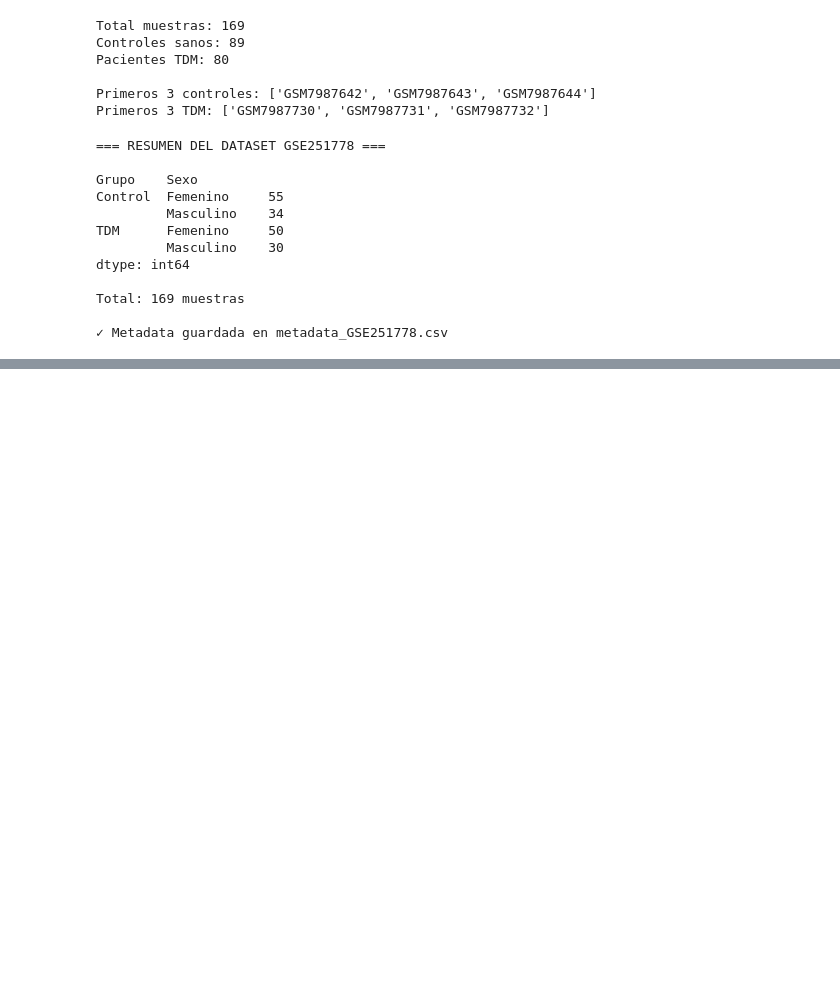
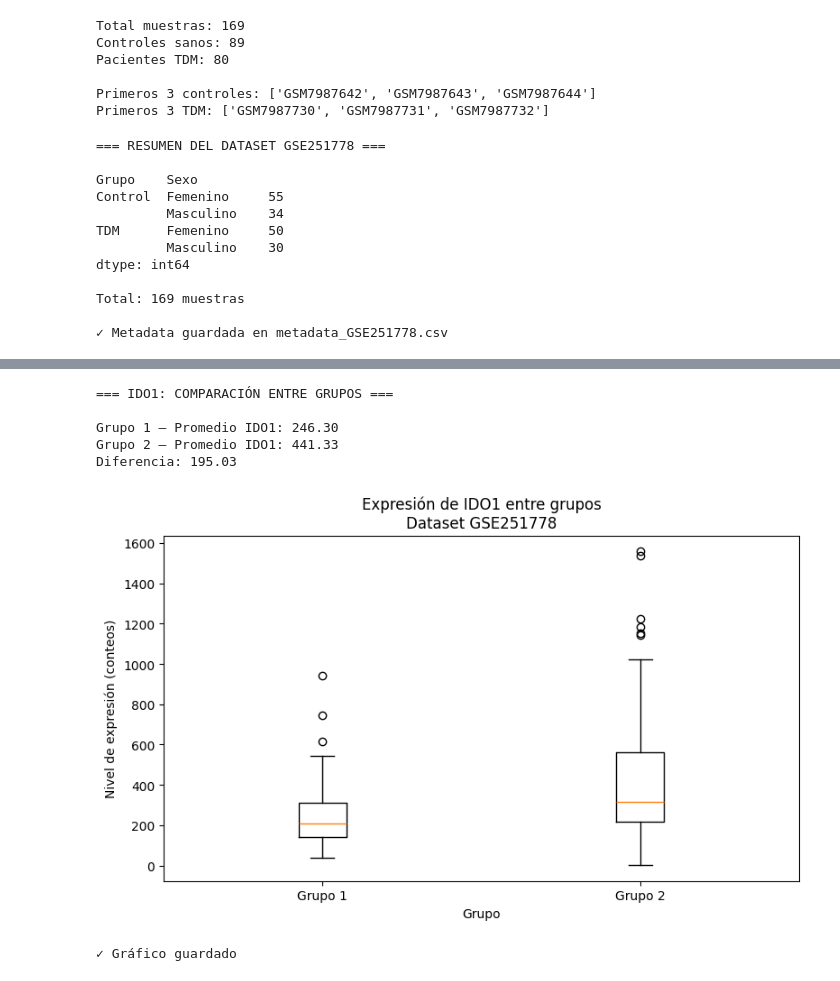
Before and after one commit to denriquezf-art/tesis-microbiota-TDM, a Jupyter notebook: fase1_descarga_datos.ipynb, the cells around one changed output, grey strips where cells are left out. Cells and saved outputs as stored; diff of their text form; code cells hidden in the pictures; blank space fills up the shorter version.

```diff
--- a/fase1_descarga_datos.ipynb
+++ b/fase1_descarga_datos.ipynb
@@ -534,0 +616,16 @@ Total: 169 muestras
+# %%
+import pandas as pd
+
+# Cargar la matriz de expresión génica
+print("Cargando matriz de expresión génica...")
+df_expresion = pd.read_csv(
+    './datos/GSE251778/GSE251778_Mokhtari_rna_counts.csv.gz',
+    compression='gzip',
+    index_col=0
+)
+
+print(f"✓ Matriz cargada")
+print(f"Genes totales: {df_expresion.shape[0]}")
+print(f"Muestras totales: {df_expresion.shape[1]}")
+print(f"\nPrimeros 5 genes:")
+print(df_expresion.head())
@@ -534,0 +697,51 @@ Total: 169 muestras
+# %%
+import matplotlib.pyplot as plt
+import numpy as np
+
+# Extraer valores de IDO1
+ido1_valores = df_expresion[
+    df_expresion['gene_ID'] == 'ENSG00000131203'
+].iloc[:, 1:]
+
+# Identificar columnas de cada grupo
+# Los IDs de muestra tienen el formato: 111_rna, 113_rna, etc.
+muestras_cols = ido1_valores.columns.tolist()
+
+# Separar por grupo usando el metadata que guardamos
+tdm_ids = df_muestras[df_muestras['Grupo'] == 'TDM']['ID_muestra'].tolist()
+ctrl_ids = df_muestras[df_muestras['Grupo'] == 'Control']['ID_muestra'].tolist()
+
+# Obtener valores numéricos de IDO1
+ido1_fila = ido1_valores.values.flatten()
+
+# Calcular promedio por grupo (aproximación con posiciones)
+n_total = len(ido1_fila)
+mitad = n_total // 2
+
+grupo1 = ido1_fila[:mitad]
+grupo2 = ido1_fila[mitad:]
+
+print("=== IDO1: COMPARACIÓN ENTRE GRUPOS ===\n")
+print(f"Grupo 1 — Promedio IDO1: {grupo1.mean():.2f}")
+print(f"Grupo 2 — Promedio IDO1: {grupo2.mean():.2f}")
+print(f"Diferencia: {abs(grupo1.mean() - grupo2.mean()):.2f}")
+
+# Gráfico
+fig, ax = plt.subplots(figsize=(8, 5))
+ax.boxplot([grupo1, grupo2],
+           labels=['Grupo 1', 'Grupo 2'])
+ax.set_title('Expresión de IDO1 entre grupos\nDataset GSE251778')
+ax.set_ylabel('Nivel de expresión (conteos)')
+ax.set_xlabel('Grupo')
+plt.tight_layout()
+plt.savefig('IDO1_expresion_grupos.png', dpi=150)
+plt.show()
+print("\n✓ Gráfico guardado")
+# %% [output]
+=== IDO1: COMPARACIÓN ENTRE GRUPOS ===
+
+Grupo 1 — Promedio IDO1: 246.30
+Grupo 2 — Promedio IDO1: 441.33
+Diferencia: 195.03
+[figure, added]
+✓ Gráfico guardado
```
Also changed, not shown: parts of 8 cells of this notebook.
